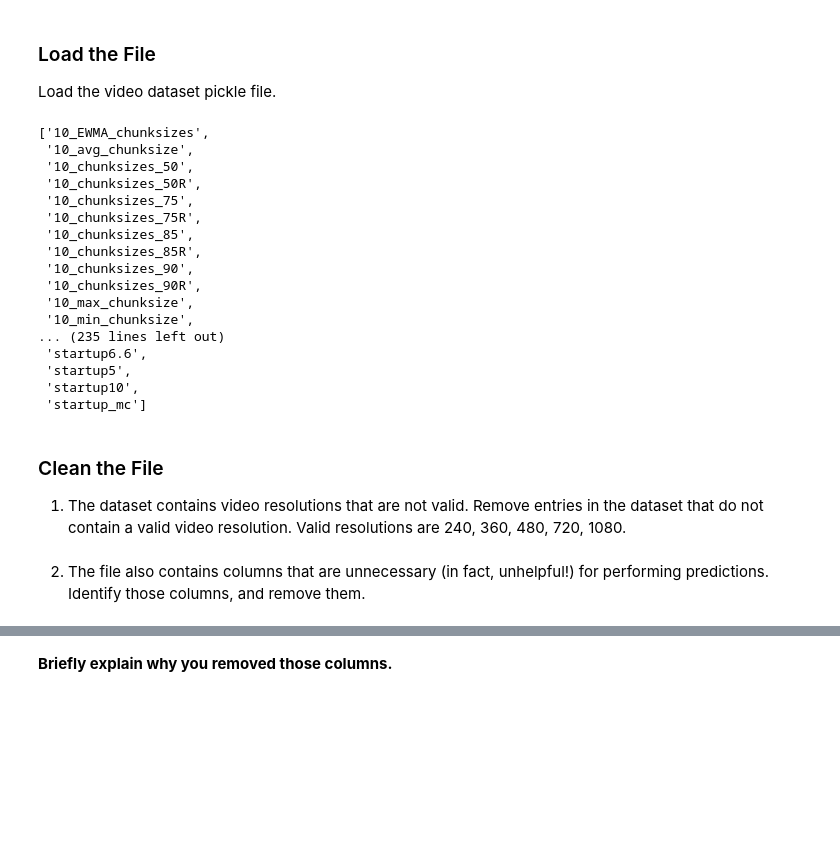
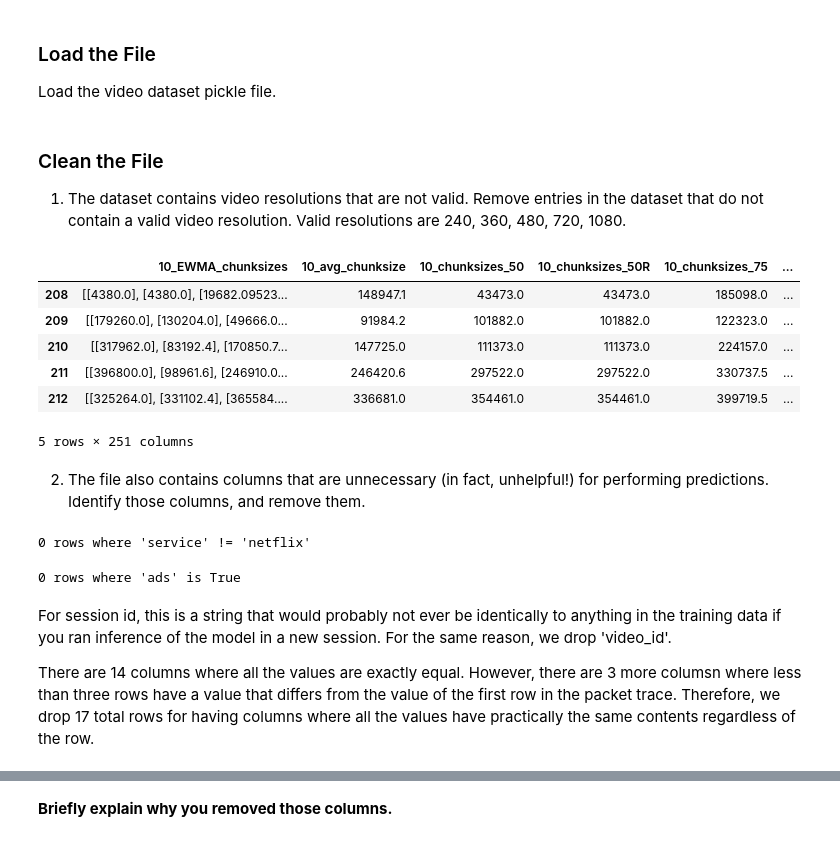
Before and after one commit to noise-course/video-quality-of-experience-zroe1, a Jupyter notebook: 1-Video-Quality-Inference.ipynb, the cells around one changed output, grey strips where cells are left out. Drawn from its saved outputs; the diff is of its cells as text; code cells hidden in the pictures; blank space fills up the shorter version.

Commit message:
progress in cleaning data

```diff
--- a/1-Video-Quality-Inference.ipynb
+++ b/1-Video-Quality-Inference.ipynb
@@ -581,34 +581,37 @@ For this part of the assignment, you will need two pickle files, which we provid
 Load the video dataset pickle file.
 # %%
 # I used the below link to refresh my memory for the correct syntax of opening a file with pickle
+# https://stackoverflow.com/questions/35067957/how-to-read-pickle-file
 
 import pickle
 
 with open("netflix_dataset.pkl", "rb") as f:
-    a = pickle.load(f)
+    video_packets = pickle.load(f)
-# %%
-list(a.columns)
-# %% [output]
-['10_EWMA_chunksizes',
- '10_avg_chunksize',
- '10_chunksizes_50',
- '10_chunksizes_50R',
- '10_chunksizes_75',
- '10_chunksizes_75R',
- '10_chunksizes_85',
- '10_chunksizes_85R',
- '10_chunksizes_90',
- '10_chunksizes_90R',
- '10_max_chunksize',
- '10_min_chunksize',
-... (235 lines left out)
- 'startup6.6',
- 'startup5',
- 'startup10',
- 'startup_mc']
 # %% [markdown]
 ### Clean the File
 
 1. The dataset contains video resolutions that are not valid. Remove entries in the dataset that do not contain a valid video resolution. Valid resolutions are 240, 360, 480, 720, 1080.
+# %%
+VALID_RESOLUTIONS = [240.0, 360.0, 480.0, 7280.0, 1080.0]
+# %%
+video_packets = video_packets[video_packets['resolution'].isin(VALID_RESOLUTIONS)]
+# %%
+video_packets.head()
+# %% [output]
+|  | 10_EWMA_chunksizes | 10_avg_chunksize | 10_chunksizes_50 | 10_chunksizes_50R | 10_chunksizes_75 | ... |
+| 208 | [[4380.0], [4380.0], [19682.09523... | 148947.1 | 43473.0 | 43473.0 | 185098.0 | ... |
+| 209 | [[179260.0], [130204.0], [49666.0... | 91984.2 | 101882.0 | 101882.0 | 122323.0 | ... |
+| 210 | [[317962.0], [83192.4], [170850.7... | 147725.0 | 111373.0 | 111373.0 | 224157.0 | ... |
+| 211 | [[396800.0], [98961.6], [246910.0... | 246420.6 | 297522.0 | 297522.0 | 330737.5 | ... |
+| 212 | [[325264.0], [331102.4], [365584.... | 336681.0 | 354461.0 | 354461.0 | 399719.5 | ... |
+5 rows × 251 columns
 # %% [markdown]
 2. The file also contains columns that are unnecessary (in fact, unhelpful!) for performing predictions. Identify those columns, and remove them.
+# %%
+print(f"{sum(video_packets['service'] != 'netflix')} rows where 'service' != 'netflix'")
+# %% [output]
+0 rows where 'service' != 'netflix'
+# %%
+print(f"{sum(video_packets['ads'])} rows where 'ads' is True")
+# %% [output]
+0 rows where 'ads' is True
@@ -614,0 +620,4 @@ list(a.columns)
+# %% [markdown]
+For session id, this is a string that would probably not ever be identically to anything in the training data if you ran inference of the model in a new session. For the same reason, we drop 'video_id'.
+
+There are 14 columns where all the values are exactly equal. However, there are 3 more columsn where less than three rows have a value that differs from the value of the first row in the packet trace. Therefore, we drop 17 total rows for having columns where all the values have practically the same contents regardless of the row.
```
Also changed, not shown: parts of 11 cells of this notebook.
